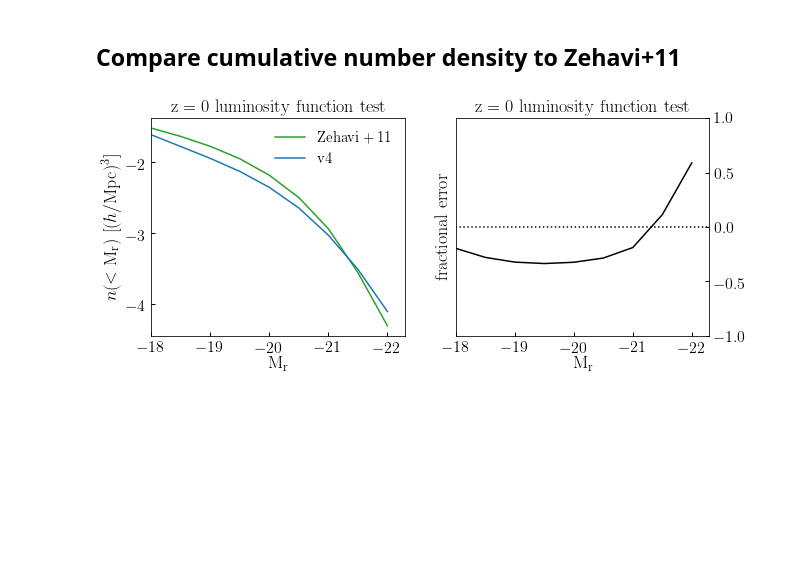
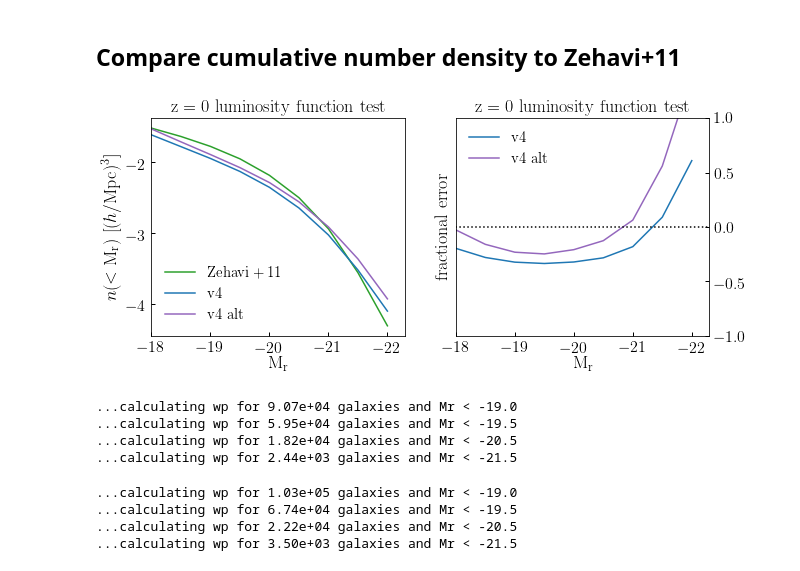
Before and after one commit to LSSTDESC/cosmodc2, a Jupyter notebook: notebooks/recalibrate_mstar_magr_relation.ipynb, the cells around one changed output. Cells and saved outputs as stored; diff of their text form; code cells hidden in the pictures; blank space fills up the shorter version.

```diff
--- a/notebooks/recalibrate_mstar_magr_relation.ipynb
+++ b/notebooks/recalibrate_mstar_magr_relation.ipynb
@@ -76,7 +76,20 @@ def mc_magr_from_mstar(mstar, redshift, **kwargs):
 v4['mag_r_new'] = mc_magr_from_mstar(v4['mstar'], v4['redshift'])
 v4['mag_r_obs_new'] = remap_mag_obs(v4['mag_r_obs'], v4['mag_r'], v4['mag_r_new'])
 
+magr_at_m1_new2 = -19.9
+gamma_new2 = 2.
+boost_table_new2 = [0, -0.2, -1., -1.75]
+
+v4['mag_r_new2'] = mc_magr_from_mstar(v4['mstar'], v4['redshift'],
+                                     magr_at_m1=magr_at_m1_new2,
+                                     gamma=gamma_new2,
+                                     boost_table=boost_table_new2)
+v4['mag_r_obs_new2'] = remap_mag_obs(v4['mag_r_obs'], v4['mag_r'], v4['mag_r_new2'])
+
 mock['mag_r_new'] = mc_magr_from_mstar(mock['obs_sm'], np.zeros(len(mock)))
+mock['mag_r_new2'] = mc_magr_from_mstar(mock['obs_sm'], np.zeros(len(mock)),
+                                       magr_at_m1=magr_at_m1_new2,
+                                       gamma=gamma_new2, boost_table=boost_table_new2)
 # %%
 fig, ax = plt.subplots(1, 1)
 xscale = ax.set_xscale('log')
@@ -145,28 +167,36 @@ volume_v4 = mock.Lbox**3.
 protoDC2_littleh = 0.7
 cumnd_pdc2_v4 = cumulative_nd(mock['mag_r_new'],
                            volume_v4, protoDC2_littleh, lumthresh_h1p0)
+cumnd_pdc2_v4_new2 = cumulative_nd(mock['mag_r_new2'],
+                           volume_v4, protoDC2_littleh, lumthresh_h1p0)
 # %%
 fig, (ax1, ax2) = plt.subplots(1, 2, figsize=(10, 4), sharex=True)
 
 __=ax1.plot(lumthresh_h1p0, np.log10(cumnd_sdss), label=r'${\rm Zehavi+11}$', color=mgreen)
 __=ax1.plot(lumthresh_h1p0, np.log10(cumnd_pdc2_v4),
             label=r'${\rm v4}$', color=mblue)
+__=ax1.plot(lumthresh_h1p0, np.log10(cumnd_pdc2_v4_new2),
+            label=r'${\rm v4\ alt}$', color=mpurple)
 
 fracdiff_pdc2_v4 = (cumnd_pdc2_v4 - cumnd_sdss)/cumnd_sdss
+fracdiff_pdc2_v4_new2 = (cumnd_pdc2_v4_new2 - cumnd_sdss)/cumnd_sdss
 
 __=ax2.plot(lumthresh_h1p0, fracdiff_pdc2_v4,
-            label=r'${\rm v4}$', color='k')
+            label=r'${\rm v4}$', color=mblue)
+__=ax2.plot(lumthresh_h1p0, fracdiff_pdc2_v4_new2,
+            label=r'${\rm v4\ alt}$', color=mpurple)
 __=ax2.plot(np.linspace(-100, 100, 100), np.zeros(100), ':', color='k')
 
 legend = ax1.legend()
+legend2 = ax2.legend()
 xlabel = ax1.set_xlabel(r'${\rm M_{r}}$')
 xlabel2 = ax2.set_xlabel(r'${\rm M_{r}}$')
 ylabel2 = ax2.set_ylabel(r'${\rm fractional\ error}$')
 ylabel = ax1.set_ylabel(r'$n(<{\rm M_r})\ [(h/{\rm Mpc})^3]$')
 title1 = ax1.set_title(r'${\rm z=0\ luminosity\ function\ test}$')
 title2 = ax2.set_title(r'${\rm z=0\ luminosity\ function\ test}$')
 ax2.yaxis.tick_right()
 xlim1 = ax1.set_xlim(-18, -22.3)
 ylim2 = ax2.set_ylim(-1, 1)
 # %% [output]
-[figure, old version]
+[figure, new version]
@@ -203,0 +203,35 @@ ylim2 = ax2.set_ylim(-1, 1)
+# %%
+from cosmodc2.mock_diagnostics import zehavi_wp
+
+period = mock.Lbox
+x, y, z, vz = mock['x'], mock['y'], mock['z'], mock['vz']
+
+magr = mock['mag_r_new']
+rp_mids, wp_v4_19p0_new = zehavi_wp(x, y, z, vz,
+            period, magr, -19.0, protoDC2_littleh)
+rp_mids, wp_v4_19p5_new = zehavi_wp(x, y, z, vz,
+            period, magr, -19.5, protoDC2_littleh)
+rp_mids, wp_v4_20p5_new = zehavi_wp(x, y, z, vz,
+            period, magr, -20.5, protoDC2_littleh)
+rp_mids, wp_v4_21p5_new = zehavi_wp(x, y, z, vz,
+            period, magr, -21.5, protoDC2_littleh)
+# %% [output]
+...calculating wp for 9.07e+04 galaxies and Mr < -19.0
+...calculating wp for 5.95e+04 galaxies and Mr < -19.5
+...calculating wp for 1.82e+04 galaxies and Mr < -20.5
+...calculating wp for 2.44e+03 galaxies and Mr < -21.5
+# %%
+magr = mock['mag_r_new2']
+rp_mids, wp_v4_19p0_new2 = zehavi_wp(x, y, z, vz,
+            period, magr, -19.0, protoDC2_littleh)
+rp_mids, wp_v4_19p5_new2 = zehavi_wp(x, y, z, vz,
+            period, magr, -19.5, protoDC2_littleh)
+rp_mids, wp_v4_20p5_new2 = zehavi_wp(x, y, z, vz,
+            period, magr, -20.5, protoDC2_littleh)
+rp_mids, wp_v4_21p5_new2 = zehavi_wp(x, y, z, vz,
+            period, magr, -21.5, protoDC2_littleh)
+# %% [output]
+...calculating wp for 1.03e+05 galaxies and Mr < -19.0
+...calculating wp for 6.74e+04 galaxies and Mr < -19.5
+...calculating wp for 2.22e+04 galaxies and Mr < -20.5
+...calculating wp for 3.50e+03 galaxies and Mr < -21.5
```
Also changed, not shown: parts of 6 cells of this notebook.
